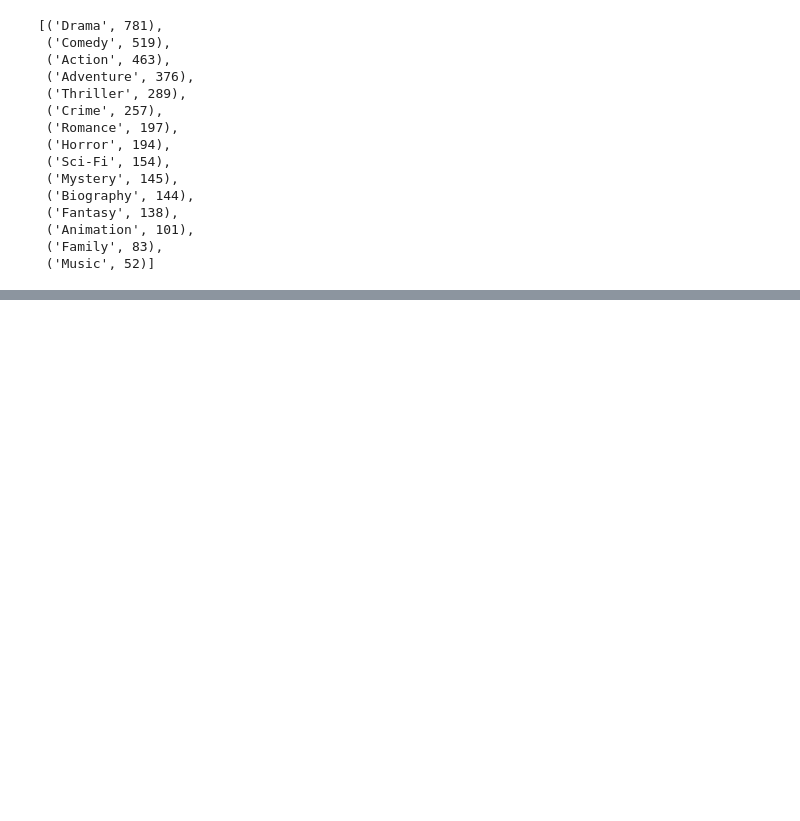
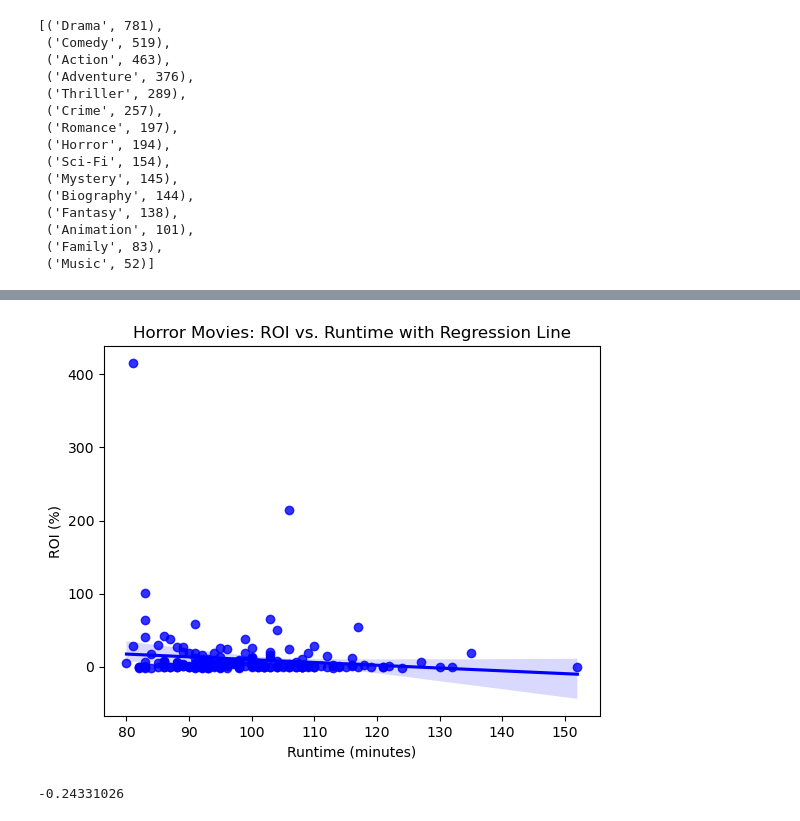
Before and after one commit to basstraining/film_data_analysis, a Jupyter notebook: Notebooks/eda_2.ipynb, the cells around one changed output, grey strips where cells are left out. Saved outputs shown, nothing was run; the diff lists cells and outputs as text; code cells hidden in the pictures; blank space fills up the shorter version.

```diff
--- a/Notebooks/eda_2.ipynb
+++ b/Notebooks/eda_2.ipynb
@@ -167,0 +252,13 @@ from scipy import stats
+# %%
+plt.figsize=(8, 6)
+sns.regplot(x='runtime_minutes', y='ROI%', data=horror_df, color='blue')
+plt.title('Horror Movies: ROI vs. Runtime with Regression Line')
+plt.xlabel('Runtime (minutes)')
+plt.ylabel('ROI (%)')
+plt.show()
+# %% [output]
+[figure, added]
+# %%
+horror_df['ROI%'].quantile(0.25)
+# %% [output]
+-0.24331026
```
Also changed, not shown: parts of 12 cells of this notebook, 2 other files.
